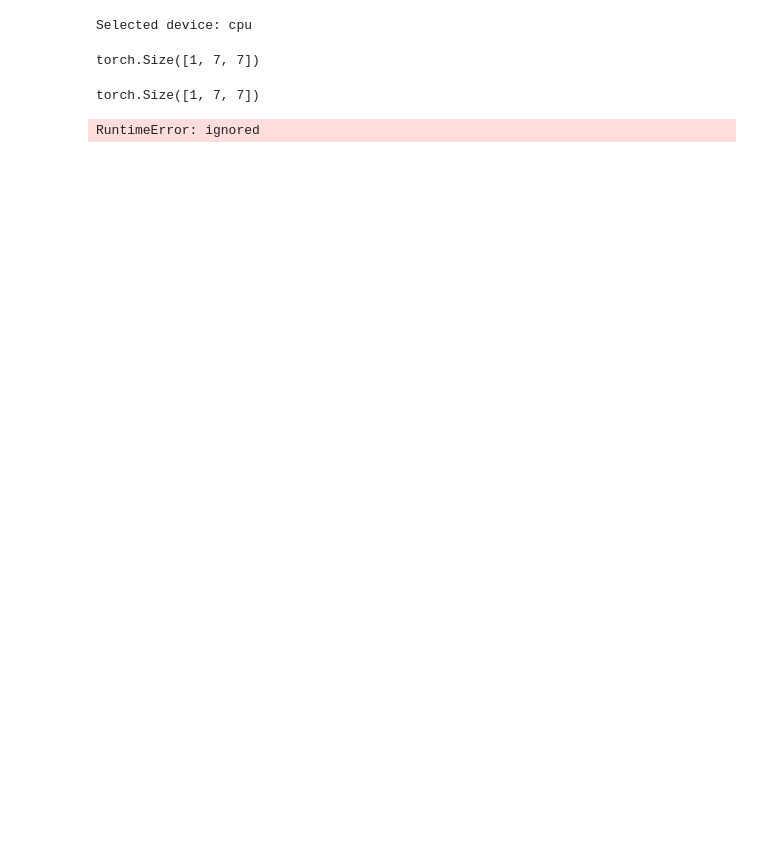
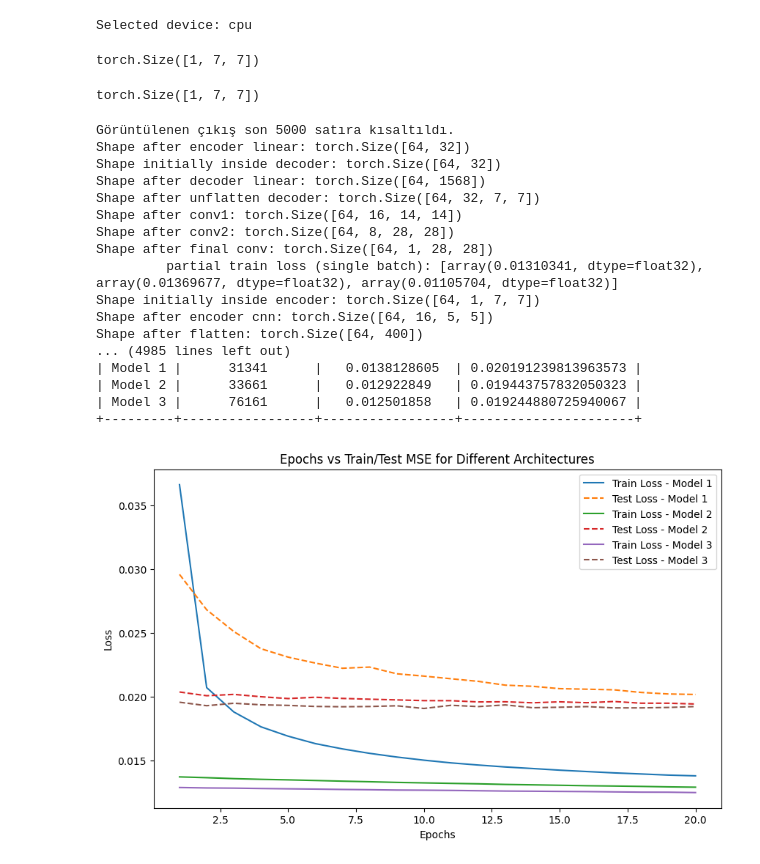
Before and after one commit to beyzoskaya/machineLearning_CS454, a Jupyter notebook: homeworks/convolutionalAutoencoders.ipynb, the cells around one changed output. Cells and saved outputs as stored; diff of their text form; code cells hidden in the pictures; blank space fills up the shorter version.

```diff
--- a/homeworks/convolutionalAutoencoders.ipynb
+++ b/homeworks/convolutionalAutoencoders.ipynb
@@ -445,7 +515,7 @@ lr= 0.001
 ### Set the random seed for reproducible results
 
 ### Initialize the two networks
-d = 16
+d = 32
 
 #model = Autoencoder(encoded_space_dim=encoded_space_dim)
 encoder_1 = Encoder(encoded_space_dim=d)
@@ -454,8 +524,8 @@ decoder_1 = Decoder(encoded_space_dim=d)
 encoder_2 = EncoderWithOneConv(encoded_space_dim=d)
 decoder_2 = DecoderForOneConv(encoded_space_dim=d)
 
-encoder_3 = EncoderForDecoderWithOneConvAdditional(encoded_space_dim=d)
-decoder_3 = DecoderWithOneConv(encoded_space_dim=d)
+encoder_3 = Encoder_3(encoded_space_dim=d)
+decoder_3 = Decoder_3(encoded_space_dim=d)
 
 models = [
     {'encoder': encoder_1, 'decoder': decoder_1},
@@ -492,15 +562,18 @@ for model in models:
 # %% [output]
 Selected device: cpu
 # %%
-def train_epoch(models, device, dataloader, loss_fn, optimizer):
+def train_epoch(encoder,decoder, device, dataloader, loss_fn, optimizer):
     # Set train mode for both the encoder and the decoder
     #encoder.train()
     #decoder.train()
     #train_loss = []
 
     for model in models:
+      print(f"Model encoder: {model['encoder']}")
+      print(f"Model decoder: {model['decoder']}")
       model['encoder'].train()
       model['decoder'].train()
+
 
     train_loss = []
 
@@ -577,7 +650,7 @@ def train_epoch(models, device, dataloader, loss_fn, optimizer):
 
 #     return val_loss.item()  # Use .item() to get the scalar value of the loss tensor
 # %%
-def test_epoch(models, device, dataloader, loss_fn):
+def test_epoch(encoder,decoder, device, dataloader, loss_fn):
     # Set evaluation mode for all models
     for model in models:
         model['encoder'].eval()
@@ -734,28 +807,51 @@ def plot_losses(train_loss_lists, test_loss_lists, model_names, save_path='loss_
 # %%
 num_epochs = 20
 train_loss_lists = []
 test_loss_lists = []
 model_names = []
 
+# Training Loop
 for model_idx, model in enumerate(models):
-  encoder = model['encoder']
-  decoder = model['decoder']
-  optimizer = optimizers[model_idx]
+    encoder = model['encoder']
+    decoder = model['decoder']
+    optimizer = optimizers[model_idx]
 
-  train_loss_list = []
-  test_loss_list = []
+    train_loss_list = []
+    test_loss_list = []
 
-  for epoch in range(num_epochs):
-    train_loss = train_epoch(models, device, train_loader, loss_fn, optimizers)
-    test_loss = test_epoch(models,device, test_loader, loss_fn)
+    for epoch in range(num_epochs):
+        train_loss = train_epoch(encoder,decoder, device, train_loader, loss_fn, optimizer)  # Pass the current model
+        test_loss = test_epoch(encoder,decoder, device, test_loader, loss_fn)  # Pass the current model
 
-    print(f'Model {model_idx + 1} | Epoch {epoch + 1}/{num_epochs} | Train Loss: {train_loss} | Test Loss: {test_loss}')
+        print(f'Model {model_idx + 1} | Epoch {epoch + 1}/{num_epochs} | Train Loss: {train_loss} | Test Loss: {test_loss}')
 
-    train_loss_list.append(train_loss)
-    test_loss_list.append(test_loss)
+        train_loss_list.append(train_loss)
+        test_loss_list.append(test_loss)
 
-  train_loss_lists.append(train_loss_list)
-  test_loss_lists.append(test_loss_list)
-  model_names.append(f'Model {model_idx + 1}')
+    train_loss_lists.append(train_loss_list)
+    test_loss_lists.append(test_loss_list)
+    model_names.append(f'Model {model_idx + 1}')
+
+
+plot_losses(train_loss_lists, test_loss_lists, model_names, save_path='loss_plot.png')
+report_table = calculate_statistics(models, train_loss_lists, test_loss_lists)
+print(report_table)
 # %% [output]
-RuntimeError: ignored
+Görüntülenen çıkış son 5000 satıra kısaltıldı.
+Shape after encoder linear: torch.Size([64, 32])
+Shape initially inside decoder: torch.Size([64, 32])
+Shape after decoder linear: torch.Size([64, 1568])
+Shape after unflatten decoder: torch.Size([64, 32, 7, 7])
+Shape after conv1: torch.Size([64, 16, 14, 14])
+Shape after conv2: torch.Size([64, 8, 28, 28])
+Shape after final conv: torch.Size([64, 1, 28, 28])
+         partial train loss (single batch): [array(0.01310341, dtype=float32), array(0.01369677, dtype=float32), array(0.01105704, dtype=float32)]
+Shape initially inside encoder: torch.Size([64, 1, 7, 7])
+Shape after encoder cnn: torch.Size([64, 16, 5, 5])
+Shape after flatten: torch.Size([64, 400])
+... (4985 lines left out)
+| Model 1 |      31341      |   0.0138128605  | 0.020191239813963573 |
+| Model 2 |      33661      |   0.012922849   | 0.019443757832050323 |
+| Model 3 |      76161      |   0.012501858   | 0.019244880725940067 |
++---------+-----------------+-----------------+----------------------+
+[figure, added]
```
Also changed, not shown: parts of 9 cells of this notebook.
